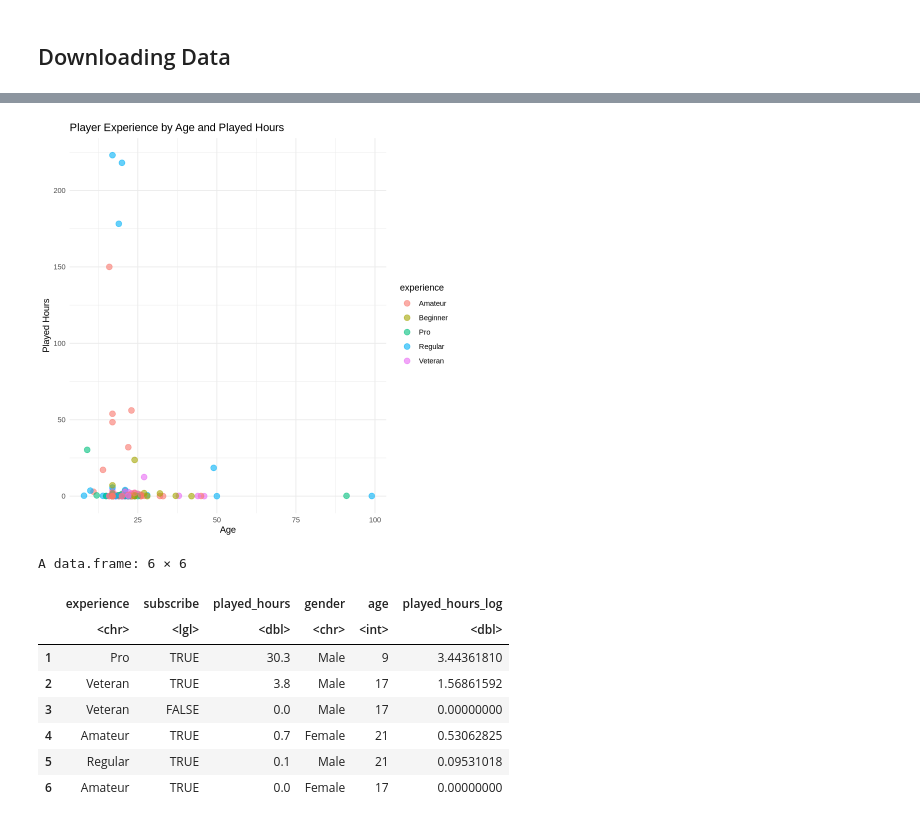
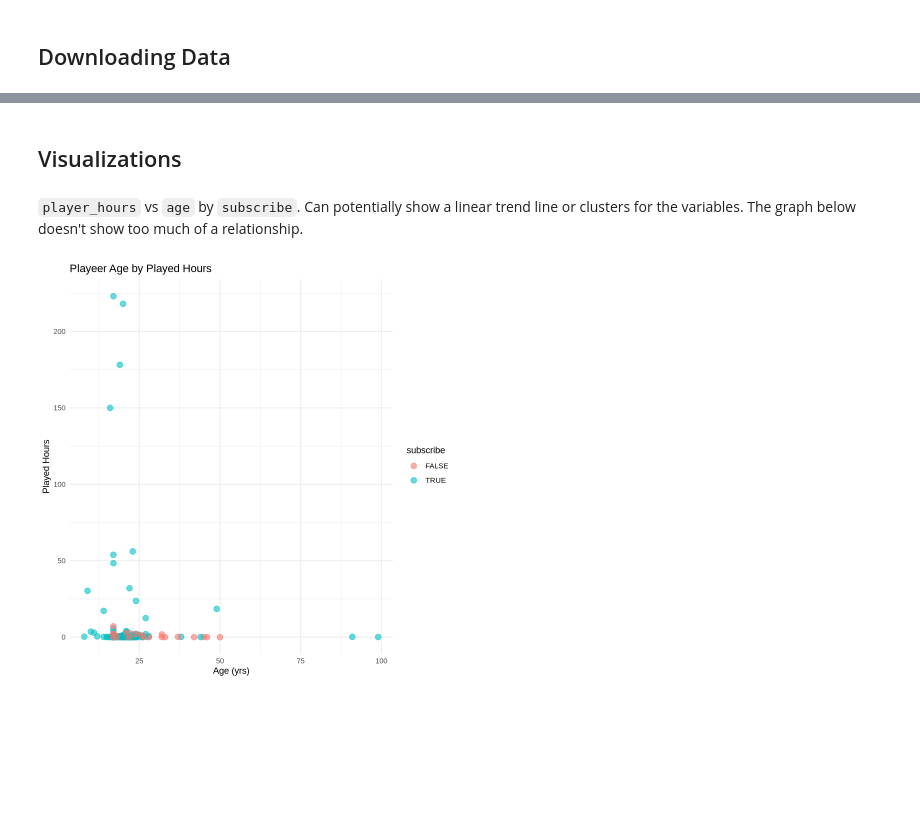
Before and after one commit to Jaden51/dsci-100-project-008-30, a Jupyter notebook: project_file.ipynb, the cells around one changed output, grey strips where cells are left out. Drawn from its saved outputs; the diff is of its cells as text; code cells hidden in the pictures; blank space fills up the shorter version.

```diff
--- a/project_file.ipynb
+++ b/project_file.ipynb
@@ -63,6 +63,4 @@ library(tidymodels)
 ## Downloading Data
 # %%
 players_url <- "https://drive.google.com/uc?export=download&id=1Mw9vW0hjTJwRWx0bDXiSpYsO3gKogaPz"
-sessions_url <- "https://drive.google.com/uc?export=download&id=14O91N5OlVkvdGxXNJUj5jIsV5RexhzbB"
-players <- read.csv(players_url)
-sessions <- read.csv(sessions_url)
+players_data <- read.csv(players_url)
@@ -93,16 +84,10 @@ A data.frame: 6 × 5
 # %%
-if (!require("dplyr")) {
-  install.packages("dplyr")
-}
-library(dplyr)
+players <- players_data |>
+    select(-individualId, -organizationName, -name, -hashedEmail) |>
+    drop_na() |>
+    mutate(subscribe = as_factor(subscribe))
 
-players_selected <- players |>
-select(-individualId, -organizationName, -name, -hashedEmail)
-
-players_final <- players_selected %>%
-  drop_na()
-
-head(players_final)
+head(players)
 # %% [output]
 A data.frame: 6 × 5
 |  | experience | subscribe | played_hours | gender | age |
@@ -237,25 +163,13 @@ A tibble: 5 × 12
+# %% [markdown]
+## Visualizations
+# %% [markdown]
+`player_hours` vs `age` by `subscribe`. Can potentially show a linear trend line or clusters for the variables. The graph below doesn't show too much of a relationship.
 # %%
-
-
-ggplot(players_final_count, aes(x = age, y = played_hours, color = experience)) +
-  geom_point(size = 3, alpha = 0.6) +
-  labs(title = "Player Experience by Age and Played Hours",
-       x = "Age",
-       y = "Played Hours") +
-  theme_minimal()
+ggplot(players, aes(x = age, y = played_hours, color = subscribe)) +
+    geom_point(size = 3, alpha = 0.6) +
+    labs(title = "Playeer Age by Played Hours",
+         x = "Age (yrs)",
+         y = "Played Hours") +
+    theme_minimal()
 # %% [output]
-[figure, old version]
+[figure, new version]
-# %%
-players_final_transformed <- players_final |>
-mutate(played_hours_log = log(played_hours + 1))
-head(players_final_transformed)
-# %% [output]
-A data.frame: 6 × 6
-|  | experience | subscribe | played_hours | gender | age | played_hours_log |
-|  | <chr> | <lgl> | <dbl> | <chr> | <int> | <dbl> |
-| 1 | Pro | TRUE | 30.3 | Male | 9 | 3.44361810 |
-| 2 | Veteran | TRUE | 3.8 | Male | 17 | 1.56861592 |
-| 3 | Veteran | FALSE | 0.0 | Male | 17 | 0.00000000 |
-| 4 | Amateur | TRUE | 0.7 | Female | 21 | 0.53062825 |
-| 5 | Regular | TRUE | 0.1 | Male | 21 | 0.09531018 |
-| 6 | Amateur | TRUE | 0.0 | Female | 17 | 0.00000000 |
```
Also changed, not shown: parts of 39 cells of this notebook.
